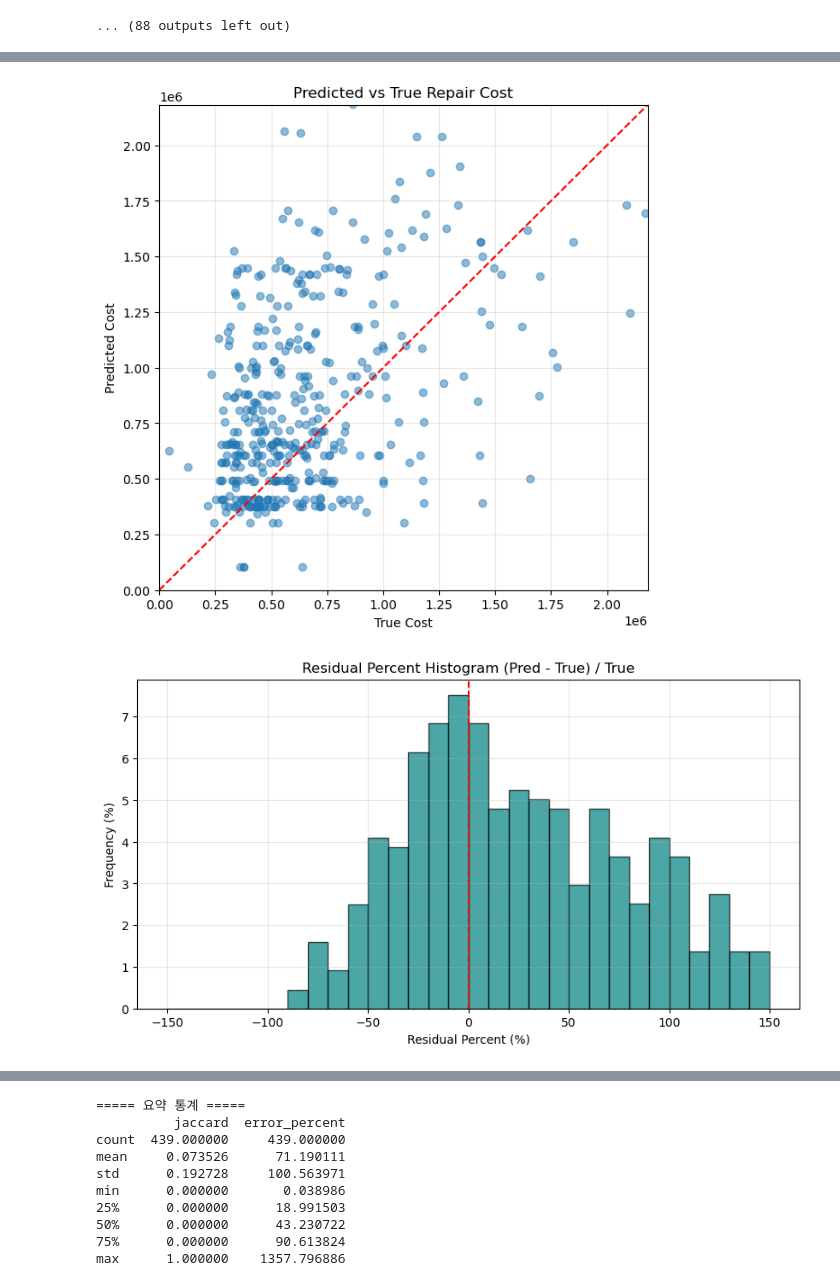
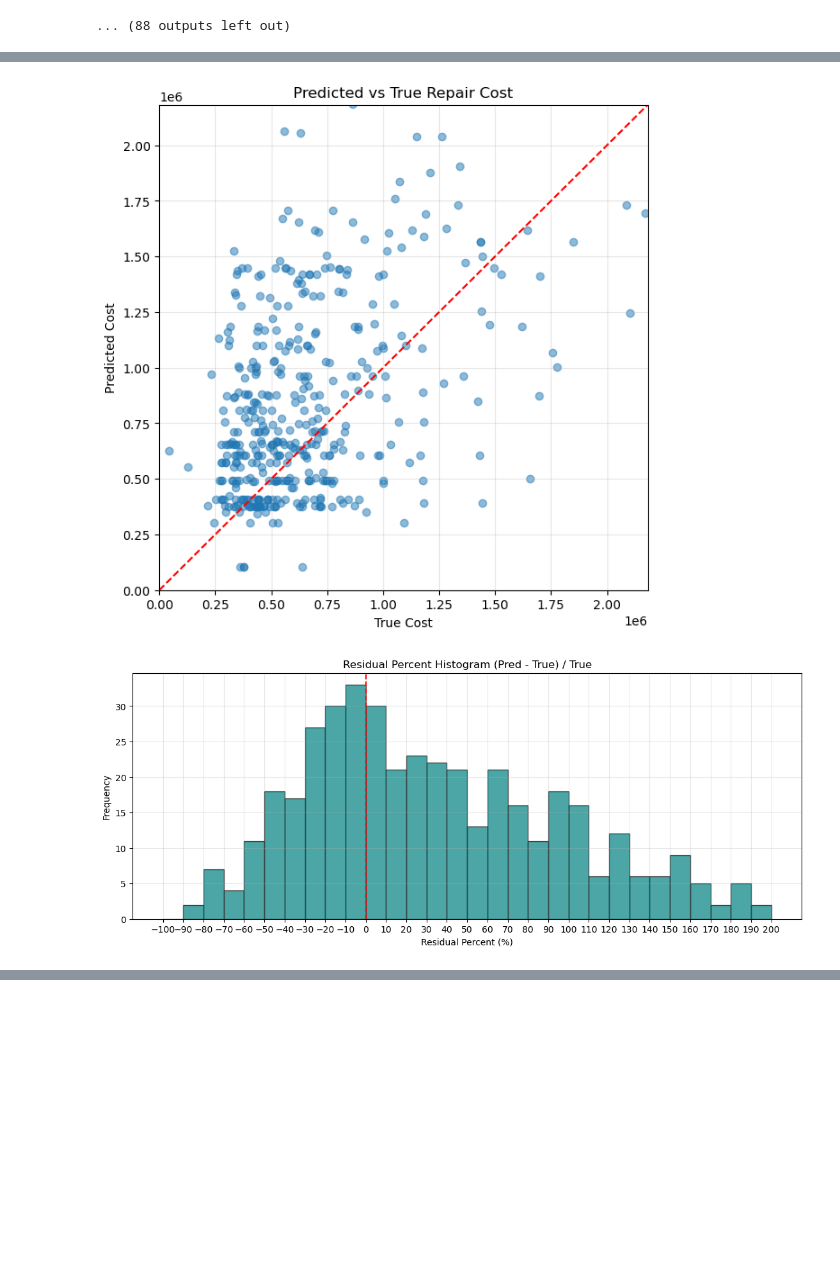
Before and after one commit to 7amm-0302/car-repair-prediction, a Jupyter notebook: full_model_test.ipynb, the cells around one changed output, grey strips where cells are left out. Cells and saved outputs as stored; diff of their text form; code cells hidden in the pictures; blank space fills up the shorter version.

```diff
--- a/full_model_test.ipynb
+++ b/full_model_test.ipynb
@@ -260,31 +260,20 @@ Accuracy (±30%): 37.36%
 Accuracy (±40%): 46.24%
 Accuracy (±50%): 55.13%
 # %%
-import pandas as pd
-import numpy as np
 import matplotlib.pyplot as plt
 import seaborn as sns
-import re
 
-# -------------------------------
-# ⚙️ 1) 데이터 준비
-# -------------------------------
 df = result.copy()
 
-df = df[df["pred_cost"].notna()]  # NaN 제거 (unknown 제외된 것)
+df = df[df["pred_cost"].notna()]
 
 # 수리비 오차 계산
 df["abs_error"] = np.abs(df["pred_cost"] - df["total_cost"])
 df["error_percent"] = df["abs_error"] / df["total_cost"] * 100
 df["signed_percent"] = (df["pred_cost"] - df["total_cost"]) / df["total_cost"] * 100
 
-
-# -------------------------------
-# 🧩 2) Repair 추출 정확도 측정
-# (정확도 = 교집합 / 합집합 Jaccard)
-# -------------------------------
+# Repair 추출 정확도 측정
 def parse_repair(r):
-    """ repair 문자열 → set 구조로 변환 """
     if pd.isna(r) or r.strip() == "":
         return set()
 
@@ -304,10 +293,7 @@ df["jaccard"] = [
     for t, p in zip(true_sets, pred_sets)
 ]
 
-
-# -------------------------------
-# 📊 3) Jaccard 분포 히스토그램
-# -------------------------------
+# Jaccard 분포 히스토그램
 plt.figure(figsize=(8, 5))
 plt.hist(df["jaccard"], bins=10, range=(0,1), alpha=0.7, color="skyblue", edgecolor="black")
 plt.xlabel("Jaccard Similarity (Repair_true vs Repair_pred)")
@@ -316,59 +302,43 @@ plt.title("Distribution of Repair Extraction Accuracy")
 plt.grid(alpha=0.3)
 plt.show()
 
-
-# -------------------------------
-# 📊 4) 수리비 예측 — True vs Pred 산점도
-# -------------------------------
+# 수리비 예측 산점도
 plt.figure(figsize=(7, 7))
 plt.scatter(df["total_cost"], df["pred_cost"], alpha=0.5)
 lim = df["total_cost"].quantile(0.98)
-plt.plot([0, lim], [0, lim], "r--")  # equal line
+plt.plot([0, lim], [0, lim], "r--")
 plt.xlim(0, lim)
 plt.ylim(0, lim)
 plt.xlabel("True Cost")
 plt.ylabel("Predicted Cost")
 plt.title("Predicted vs True Repair Cost")
 plt.grid(alpha=0.3)
 plt.show()
 
-
-# -------------------------------
-# 📊 5) Residual Percent Histogram
-# -------------------------------
-plt.figure(figsize=(10, 5))
-bins = np.arange(-150, 160, 10)
-
+# Residual Percent 히스토그램
+plt.figure(figsize=(13.5, 5))
+bins = np.arange(-100, 210, 10)
 plt.hist(df["signed_percent"], bins=bins, alpha=0.7,
          weights=np.ones(len(df)),
          color='teal', edgecolor='black')
-
+plt.xticks(np.arange(-100, 210, 10))
 plt.axvline(0, color='red', linestyle='--')
 plt.xlabel("Residual Percent (%)")
 plt.ylabel("Frequency")
 plt.title("Residual Percent Histogram (Pred - True) / True")
 plt.grid(alpha=0.3)
 plt.show()
 
-
-# -------------------------------
-# 📊 6) Repair 정확도 vs Cost 오차 관계
-# -------------------------------
+# Repair 정확도와 Cost 오차 비율(abs Residual Percent) 관계
 plt.figure(figsize=(8, 5))
 sns.scatterplot(x=df["jaccard"], y=df["error_percent"], alpha=0.6)
+plt.ylim(0, df["error_percent"].quantile(0.98))
 plt.xlabel("Repair Extraction Accuracy (Jaccard)")
 plt.ylabel("Cost Prediction Error (%)")
 plt.title("Relationship Between Repair Accuracy and Cost Error")
 plt.grid(alpha=0.3)
 plt.show()
-
-
-# -------------------------------
-# 📊 7) 요약 통계
-# -------------------------------
-print("\n===== 요약 통계 =====")
-print(df[["jaccard", "error_percent"]].describe())
 # %% [output]
 [figure]
 [figure]
-[figure, old version]
+[figure, new version]
@@ -376,10 +345,0 @@ print(df[["jaccard", "error_percent"]].describe())
-===== 요약 통계 =====
-          jaccard  error_percent
-count  439.000000     439.000000
-mean     0.073526      71.190111
-std      0.192728     100.563971
-min      0.000000       0.038986
-25%      0.000000      18.991503
-50%      0.000000      43.230722
-75%      0.000000      90.613824
-max      1.000000    1357.796886
```
Also changed, not shown: parts of 1 cell of this notebook.
